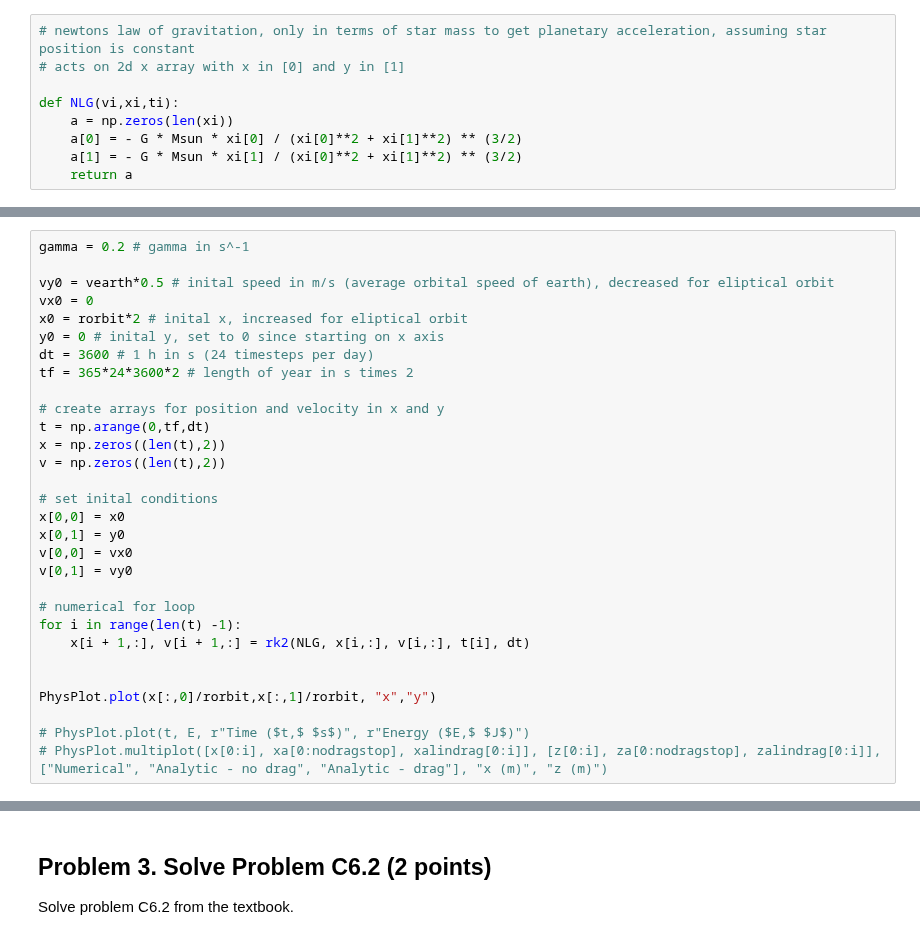
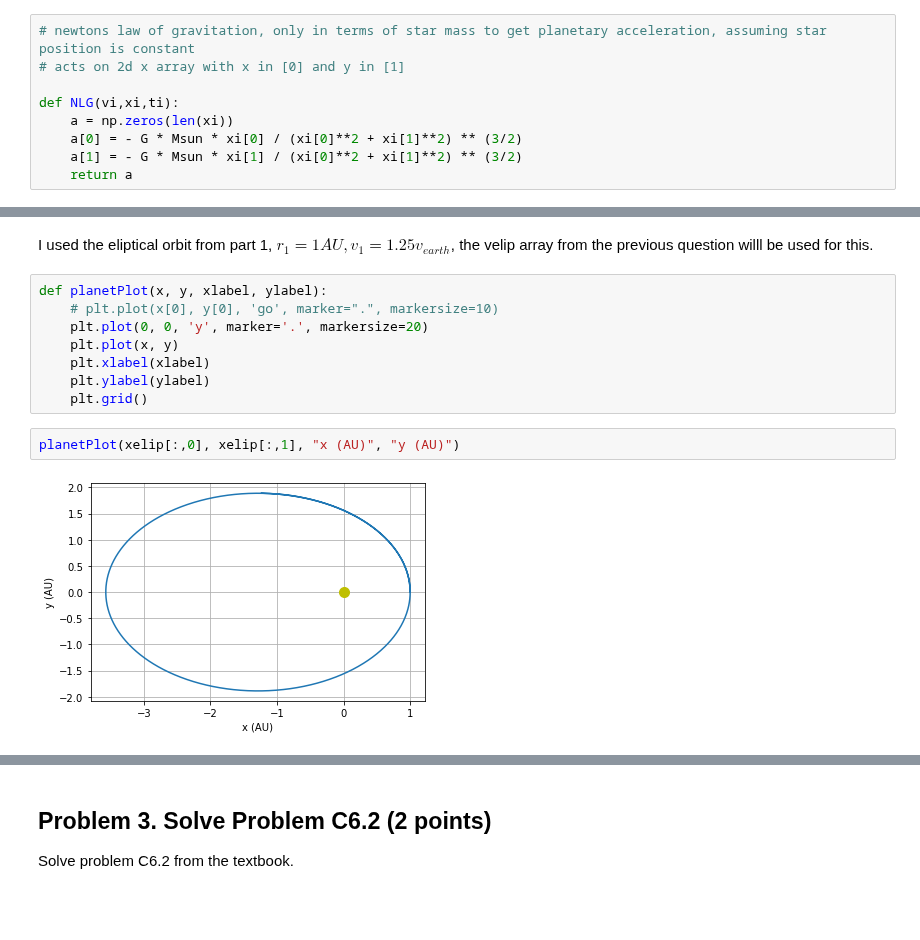
Before and after one commit to Youngposeidon/computational-mechanics-delivery, a Jupyter notebook: project4.ipynb, the cells around one changed output, grey strips where cells are left out. Drawn from its saved outputs; the diff is of its cells as text; blank space fills up the shorter version.

```diff
--- a/project4.ipynb
+++ b/project4.ipynb
@@ -97,30 +120,0 @@ To get the different tragectories I used particles with the mass of the earth an
-# %%
-gamma = 0.2 # gamma in s^-1
-
-vy0 = vearth*0.5 # inital speed in m/s (average orbital speed of earth), decreased for eliptical orbit
-vx0 = 0
-x0 = rorbit*2 # inital x, increased for eliptical orbit
-y0 = 0 # inital y, set to 0 since starting on x axis
-dt = 3600 # 1 h in s (24 timesteps per day)
-tf = 365*24*3600*2 # length of year in s times 2
-
-# create arrays for position and velocity in x and y
-t = np.arange(0,tf,dt)
-x = np.zeros((len(t),2))
-v = np.zeros((len(t),2))
-
-# set inital conditions
-x[0,0] = x0
-x[0,1] = y0
-v[0,0] = vx0
-v[0,1] = vy0
-
-# numerical for loop
-for i in range(len(t) -1):
-    x[i + 1,:], v[i + 1,:] = rk2(NLG, x[i,:], v[i,:], t[i], dt)
-
-
-PhysPlot.plot(x[:,0]/rorbit,x[:,1]/rorbit, "x","y")
-
-# PhysPlot.plot(t, E, r"Time ($t,$ $s$)", r"Energy ($E,$ $J$)")
-# PhysPlot.multiplot([x[0:i], xa[0:nodragstop], xalindrag[0:i]], [z[0:i], za[0:nodragstop], zalindrag[0:i]], ["Numerical", "Analytic - no drag", "Analytic - drag"], "x (m)", "z (m)")
@@ -175,0 +246,14 @@ Here is what my plots look like (don't worry about making the dots representing
+# %% [markdown]
+I used the eliptical orbit from part 1, $r_1 = 1 AU,  v_1 = 1.25v_{earth} $, the velip array from the previous question willl be used for this.
+# %%
+def planetPlot(x, y, xlabel, ylabel):
+    # plt.plot(x[0], y[0], 'go', marker=".", markersize=10)
+    plt.plot(0, 0, 'y', marker='.', markersize=20)
+    plt.plot(x, y)
+    plt.xlabel(xlabel)
+    plt.ylabel(ylabel)
+    plt.grid()
+# %%
+planetPlot(xelip[:,0], xelip[:,1], "x (AU)", "y (AU)")
+# %% [output]
+[figure, added]
```
Also changed, not shown: parts of 12 cells of this notebook.
